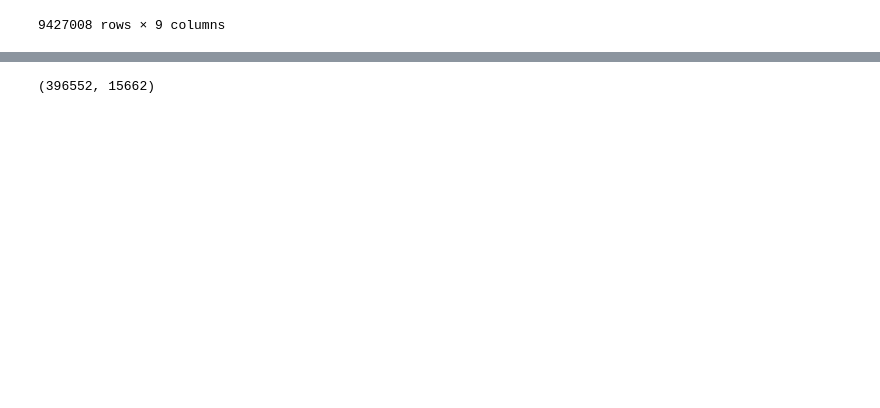
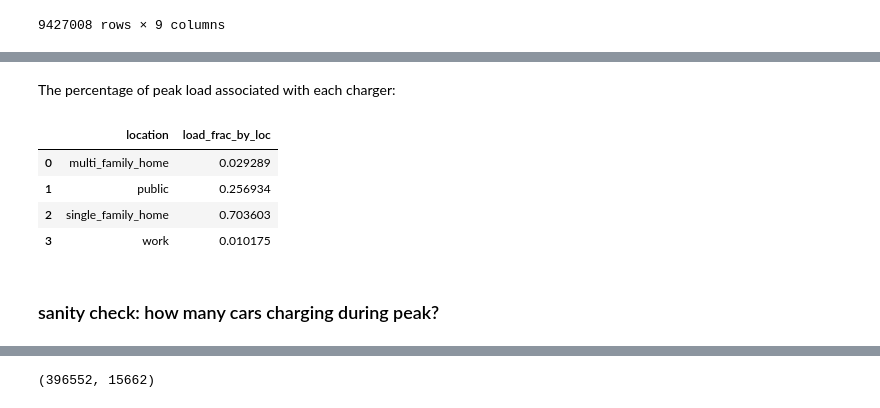
Before and after one commit to rmi-mobility-data-science/replicaEVSE, a Jupyter notebook: notebooks/5_load_curve_viz.ipynb, the cells around one changed output, grey strips where cells are left out. Drawn from its saved outputs; the diff is of its cells as text; code cells hidden in the pictures; blank space fills up the shorter version.

```diff
--- a/notebooks/5_load_curve_viz.ipynb
+++ b/notebooks/5_load_curve_viz.ipynb
@@ -74,0 +161,20 @@ df_sub = df.groupby(by=['weekday', 'location', 'hour']).sum().reset_index()
+# %% [markdown]
+The percentage of peak load associated with each charger:
+# %%
+def load_frac_by_loc(df, day='thursday', hour=19):
+    df_thu = df.loc[(df.weekday == day)& (df['hour'] == hour)].copy()
+    df_peak_load = df_thu.groupby(by=['location']).sum().reset_index()
+    total_load = df_peak_load.load_kW.sum()
+    df_peak_load['load_frac_by_loc'] = df_peak_load.load_kW/total_load
+    df_peak_load[['location', 'load_frac_by_loc']]
+    return df_peak_load[['location', 'load_frac_by_loc']]
+
+load_frac_by_loc(df, day='thursday', hour=19)
+# %% [output]
+|  | location | load_frac_by_loc |
+| 0 | multi_family_home | 0.029289 |
+| 1 | public | 0.256934 |
+| 2 | single_family_home | 0.703603 |
+| 3 | work | 0.010175 |
+# %% [markdown]
+### sanity check: how many cars charging during peak?
```
Also changed, not shown: parts of 19 cells of this notebook, 1 other file.
